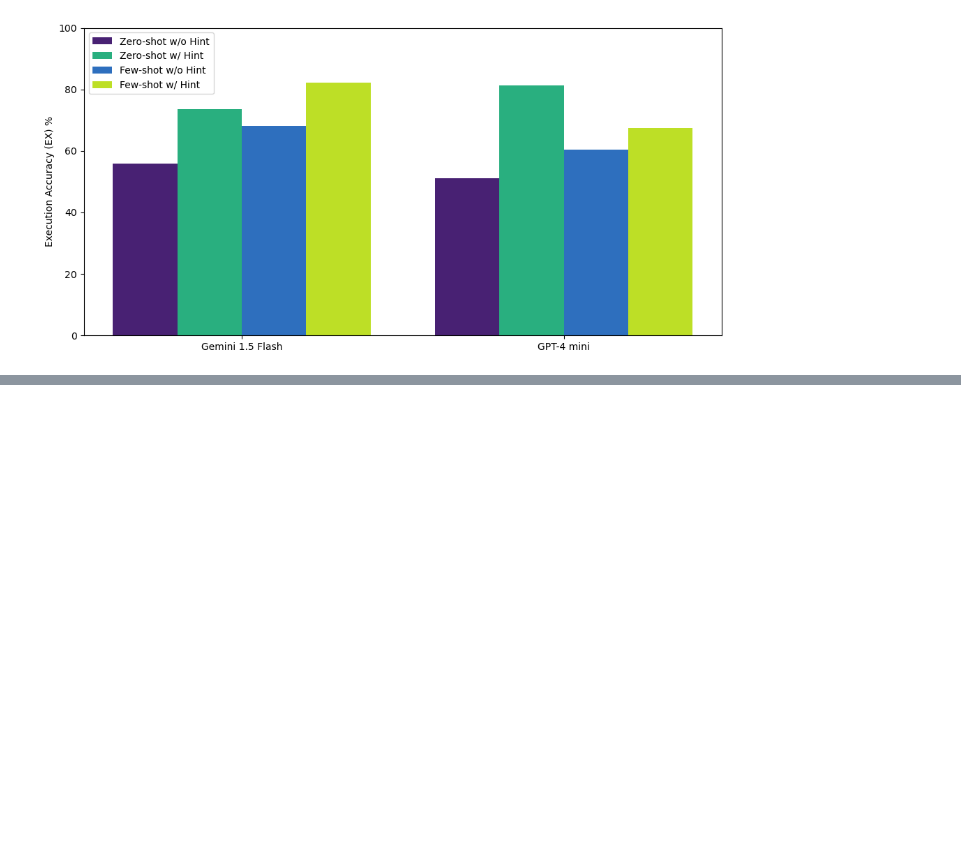
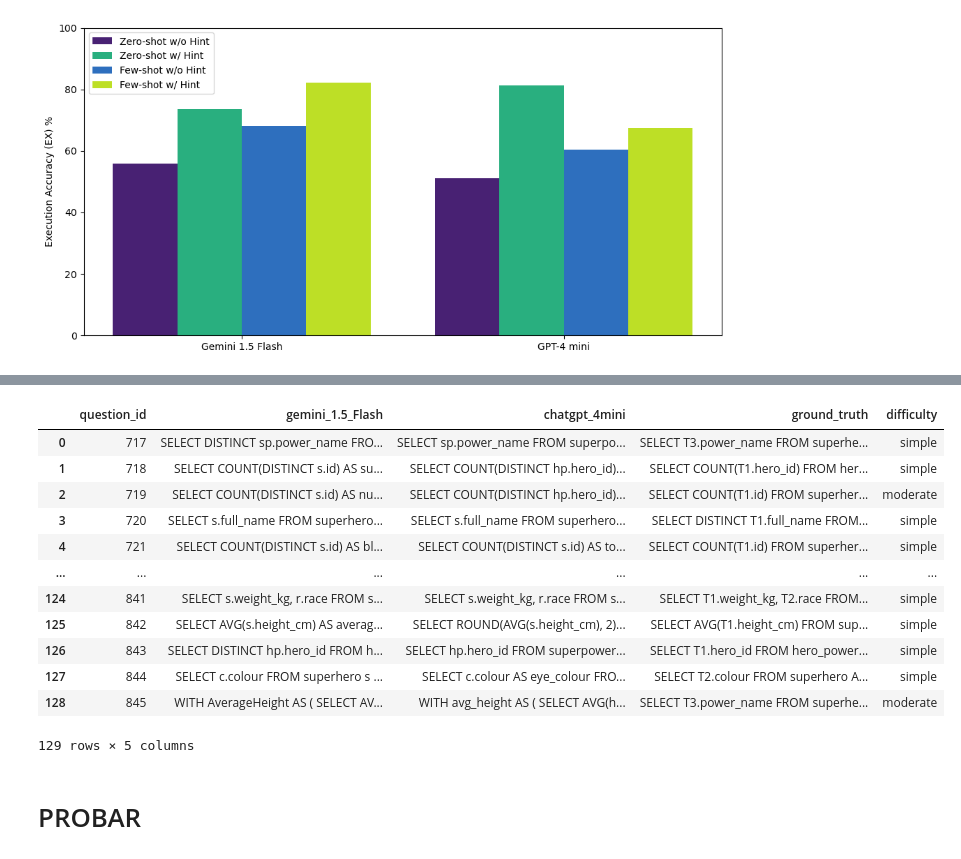
Before and after one commit to EnzoRg/text_mining, a Jupyter notebook: evaluation.ipynb, the cells around one changed output, grey strips where cells are left out. Saved outputs shown, nothing was run; the diff lists cells and outputs as text; code cells hidden in the pictures; blank space fills up the shorter version.

```diff
--- a/evaluation.ipynb
+++ b/evaluation.ipynb
@@ -224,0 +228,16 @@ plt.show()
+# %%
+few_shot
+# %% [output]
+|  | question_id | gemini_1.5_Flash | chatgpt_4mini | ground_truth | difficulty |
+| 0 | 717 | SELECT DISTINCT sp.power_name FRO... | SELECT sp.power_name FROM superpo... | SELECT T3.power_name FROM superhe... | simple |
+| 1 | 718 | SELECT COUNT(DISTINCT s.id) AS su... | SELECT COUNT(DISTINCT hp.hero_id)... | SELECT COUNT(T1.hero_id) FROM her... | simple |
+| 2 | 719 | SELECT COUNT(DISTINCT s.id) AS nu... | SELECT COUNT(DISTINCT hp.hero_id)... | SELECT COUNT(T1.id) FROM superher... | moderate |
+| 3 | 720 | SELECT s.full_name FROM superhero... | SELECT s.full_name FROM superhero... | SELECT DISTINCT T1.full_name FROM... | simple |
+| 4 | 721 | SELECT COUNT(DISTINCT s.id) AS bl... | SELECT COUNT(DISTINCT s.id) AS to... | SELECT COUNT(T1.id) FROM superher... | simple |
+| ... | ... | ... | ... | ... | ... |
+| 124 | 841 | SELECT s.weight_kg, r.race FROM s... | SELECT s.weight_kg, r.race FROM s... | SELECT T1.weight_kg, T2.race FROM... | simple |
+| 125 | 842 | SELECT AVG(s.height_cm) AS averag... | SELECT ROUND(AVG(s.height_cm), 2)... | SELECT AVG(T1.height_cm) FROM sup... | simple |
+| 126 | 843 | SELECT DISTINCT hp.hero_id FROM h... | SELECT hp.hero_id FROM superpower... | SELECT T1.hero_id FROM hero_power... | simple |
+| 127 | 844 | SELECT c.colour FROM superhero s ... | SELECT c.colour AS eye_colour FRO... | SELECT T2.colour FROM superhero A... | simple |
+| 128 | 845 | WITH AverageHeight AS ( SELECT AV... | WITH avg_height AS ( SELECT AVG(h... | SELECT T3.power_name FROM superhe... | moderate |
+129 rows × 5 columns
@@ -224,0 +274,2 @@ plt.show()
+# %% [markdown]
+# PROBAR
```
Also changed, not shown: parts of 12 cells of this notebook, 2 other files.
